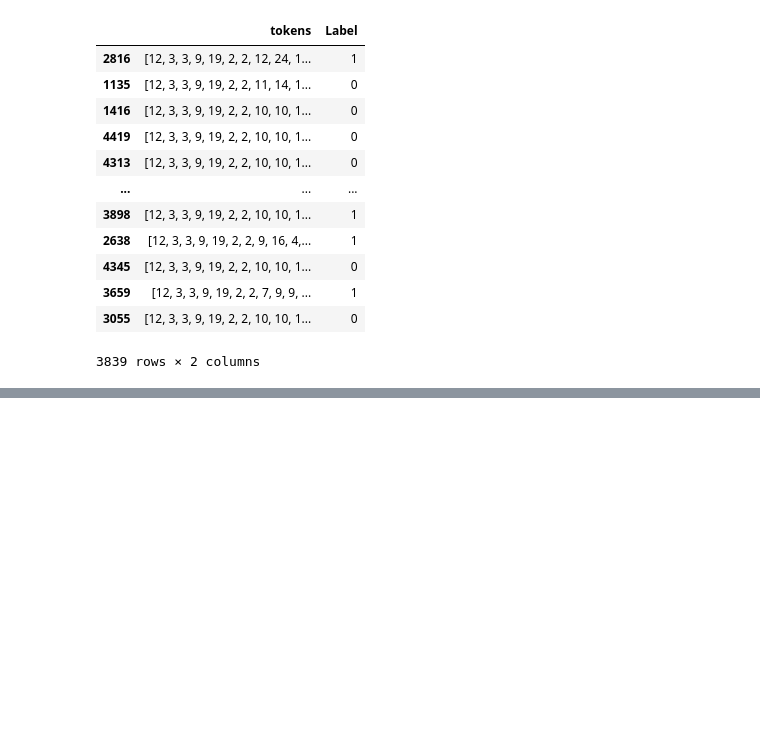
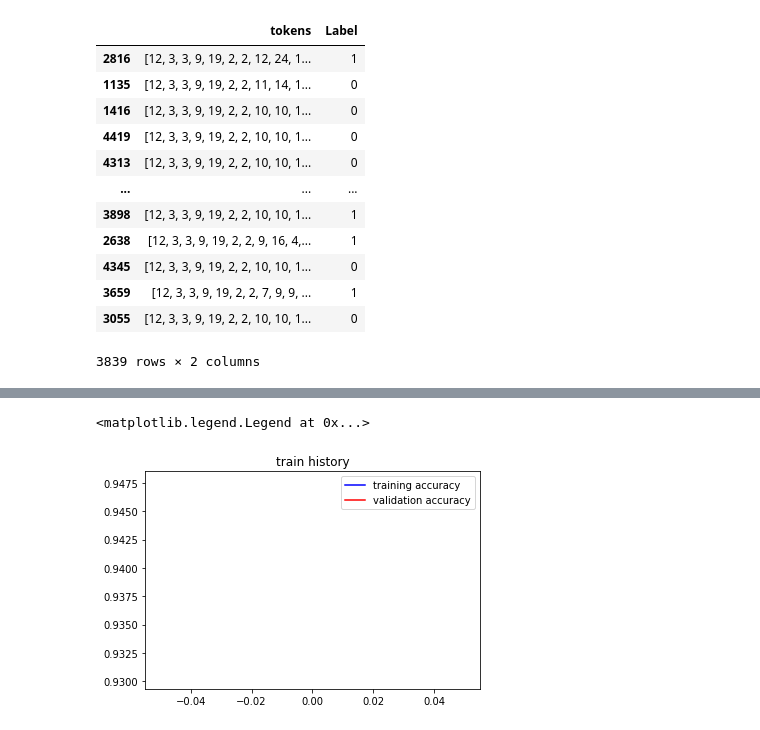
Before and after one commit to shawnrosofsky/MITREHackathonChallengeGroup, a Jupyter notebook: test_model_Shawn.ipynb, the cells around one changed output, grey strips where cells are left out. Drawn from its saved outputs; the diff is of its cells as text; code cells hidden in the pictures; blank space fills up the shorter version.

```diff
--- a/test_model_Shawn.ipynb
+++ b/test_model_Shawn.ipynb
@@ -503,5 +520,5 @@ TypeError: ignored
 
 history_embedding = model_embedding.fit(tokens_train_ds,
                                         validation_data=tokens_val_ds,
-                                        epochs=10)
+                                        epochs=1)
 # %% [output]
@@ -520,0 +526,11 @@ Epoch 7/10
+# %%
+%matplotlib inline
+epoch = history_embedding.epoch
+plt.figure()
+plt.plot(epoch, history_embedding.history['accuracy'], 'b-', label='training accuracy')
+plt.plot(epoch, history_embedding.history['val_accuracy'], 'r-', label='validation accuracy')
+plt.title('train history')
+plt.legend()
+# %% [output]
+<matplotlib.legend.Legend at 0x...>
+[figure, added]
```
Also changed, not shown: parts of 10 cells of this notebook.
